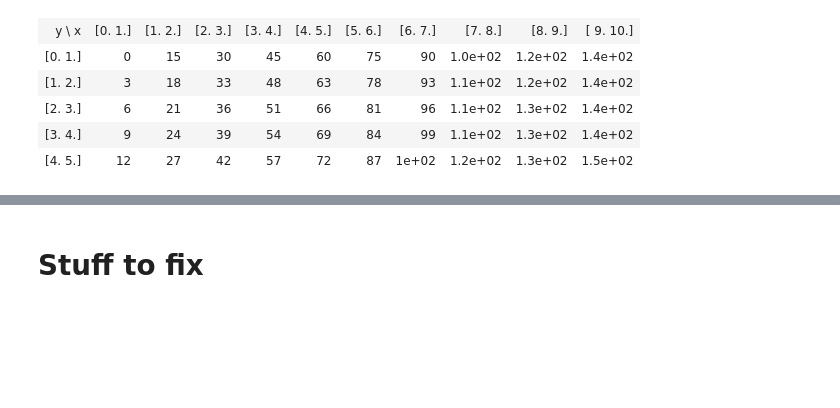
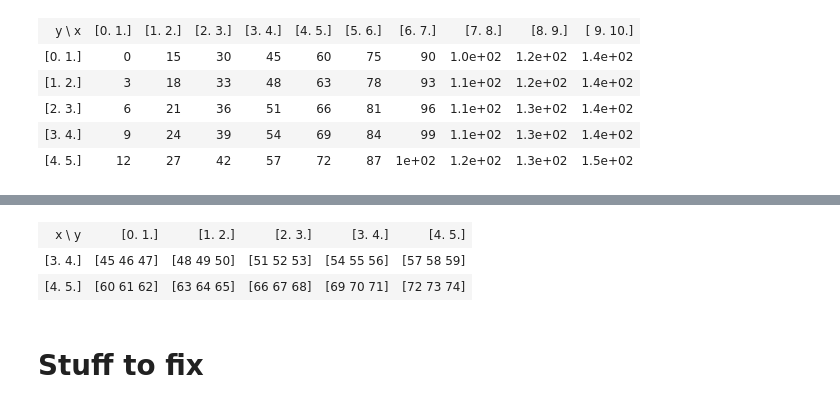
Before and after one commit to philippeller/dama, a Jupyter notebook: notebooks/GridData.ipynb, the cells around one changed output, grey strips where cells are left out. Saved outputs shown, nothing was run; the diff lists cells and outputs as text; code cells hidden in the pictures; blank space fills up the shorter version.

```diff
--- a/notebooks/GridData.ipynb
+++ b/notebooks/GridData.ipynb
@@ -145,2 +154,8 @@ g[:,3]
+# %%
+g.T[:,3:5]['m']
+# %% [output]
+| x \ y | [0. 1.] | [1. 2.] | [2. 3.] | [3. 4.] | [4. 5.] |
+| [3. 4.] | [45 46 47] | [48 49 50] | [51 52 53] | [54 55 56] | [57 58 59] |
+| [4. 5.] | [60 61 62] | [63 64 65] | [66 67 68] | [69 70 71] | [72 73 74] |
 # %% [markdown]
 # Stuff to fix
```
Also changed, not shown: parts of 26 cells of this notebook, 5 other files.
